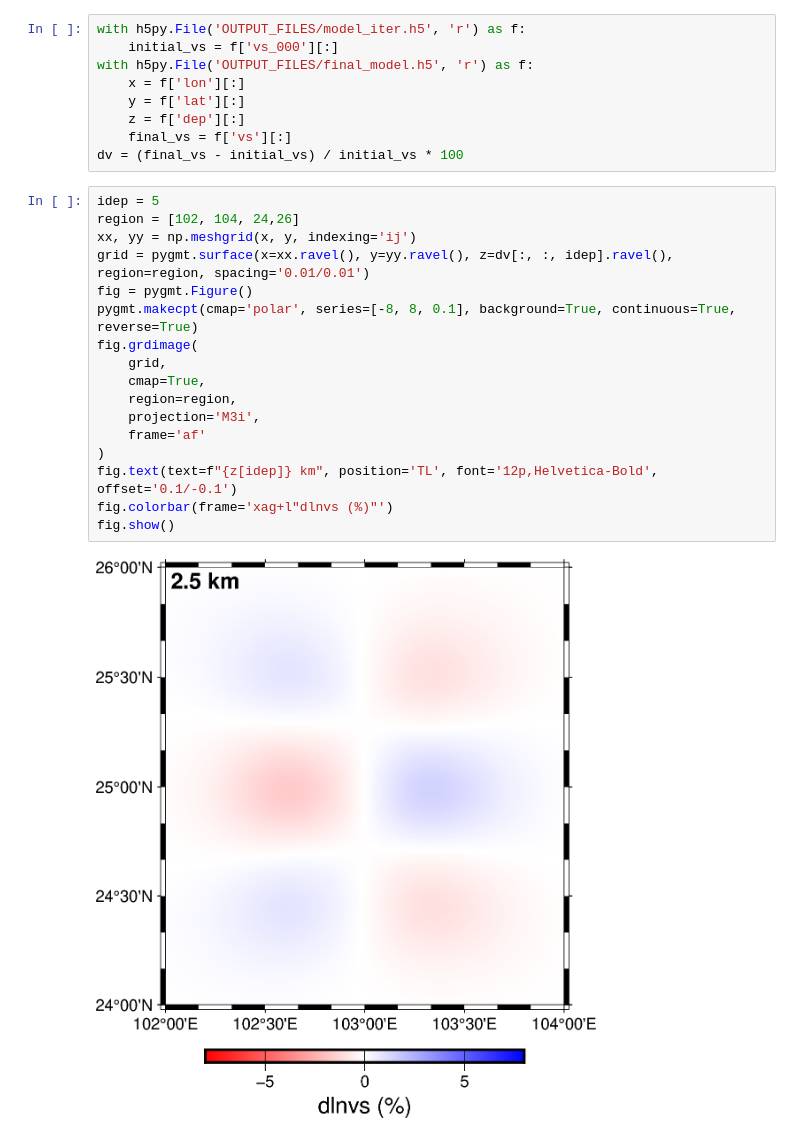
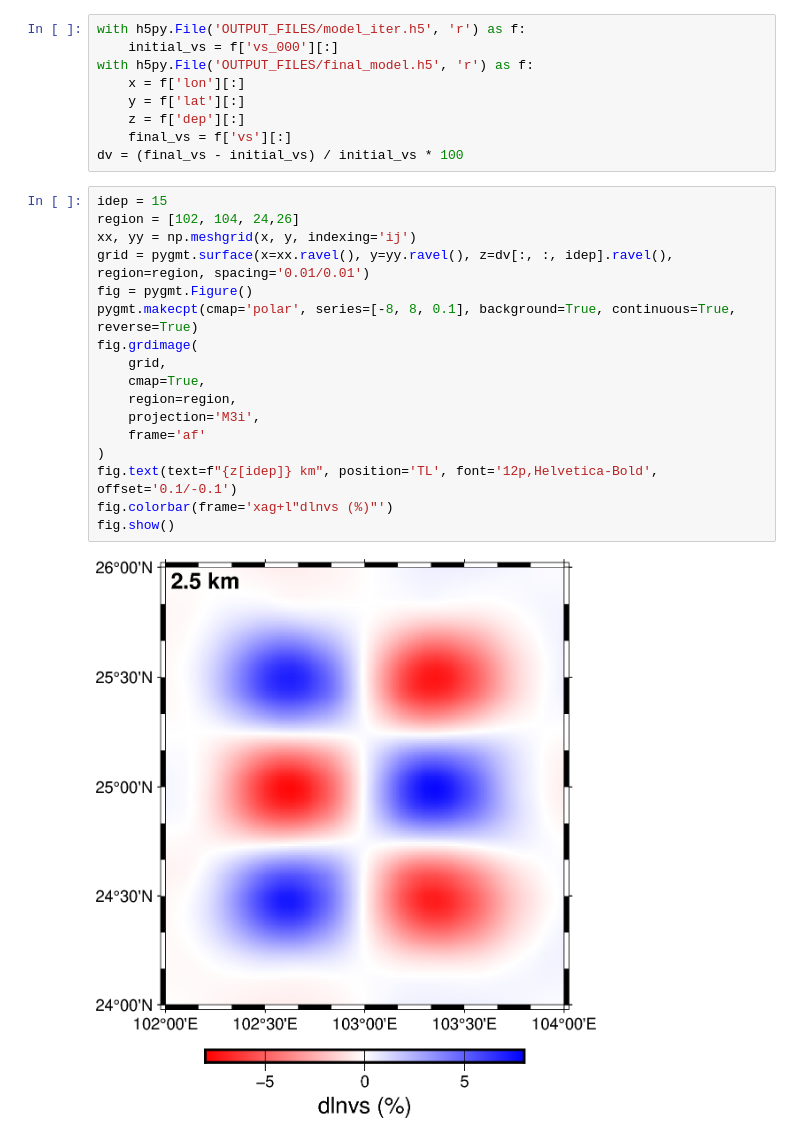
Before and after one commit to xumi1993/SurfATT-iso, a Jupyter notebook: examples/00_checkerboard_iso/plot_model.ipynb, the cells around one changed output. Saved outputs shown, nothing was run; the diff lists cells and outputs as text.

```diff
--- a/examples/00_checkerboard_iso/plot_model.ipynb
+++ b/examples/00_checkerboard_iso/plot_model.ipynb
@@ -13,21 +13,21 @@ with h5py.File('OUTPUT_FILES/final_model.h5', 'r') as f:
     final_vs = f['vs'][:]
 dv = (final_vs - initial_vs) / initial_vs * 100
 # %%
-idep = 5
+idep = 15
 region = [102, 104, 24,26]
 xx, yy = np.meshgrid(x, y, indexing='ij')
 grid = pygmt.surface(x=xx.ravel(), y=yy.ravel(), z=dv[:, :, idep].ravel(), region=region, spacing='0.01/0.01')
 fig = pygmt.Figure()
 pygmt.makecpt(cmap='polar', series=[-8, 8, 0.1], background=True, continuous=True, reverse=True)
 fig.grdimage(
     grid,
     cmap=True,
     region=region,
     projection='M3i',
     frame='af'
 )
 fig.text(text=f"{z[idep]} km", position='TL', font='12p,Helvetica-Bold', offset='0.1/-0.1')
 fig.colorbar(frame='xag+l"dlnvs (%)"')
 fig.show()
 # %% [output]
-[figure, old version]
+[figure, new version]
```
Also changed, not shown: 8 other files.
